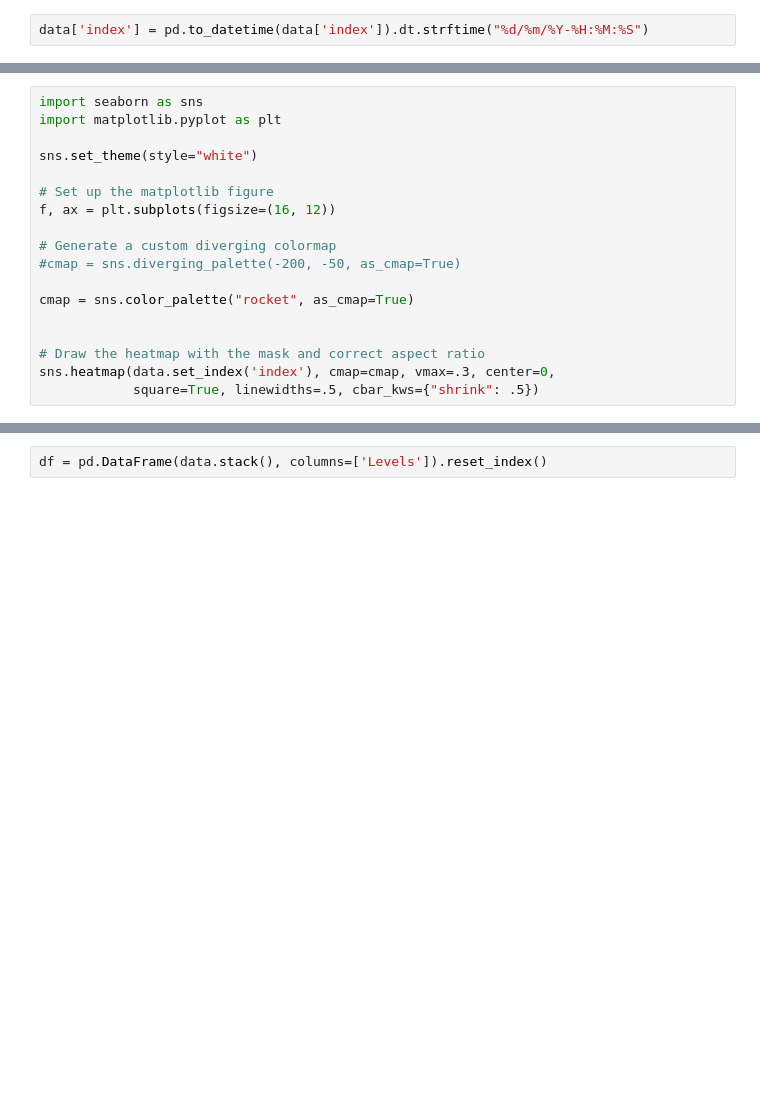
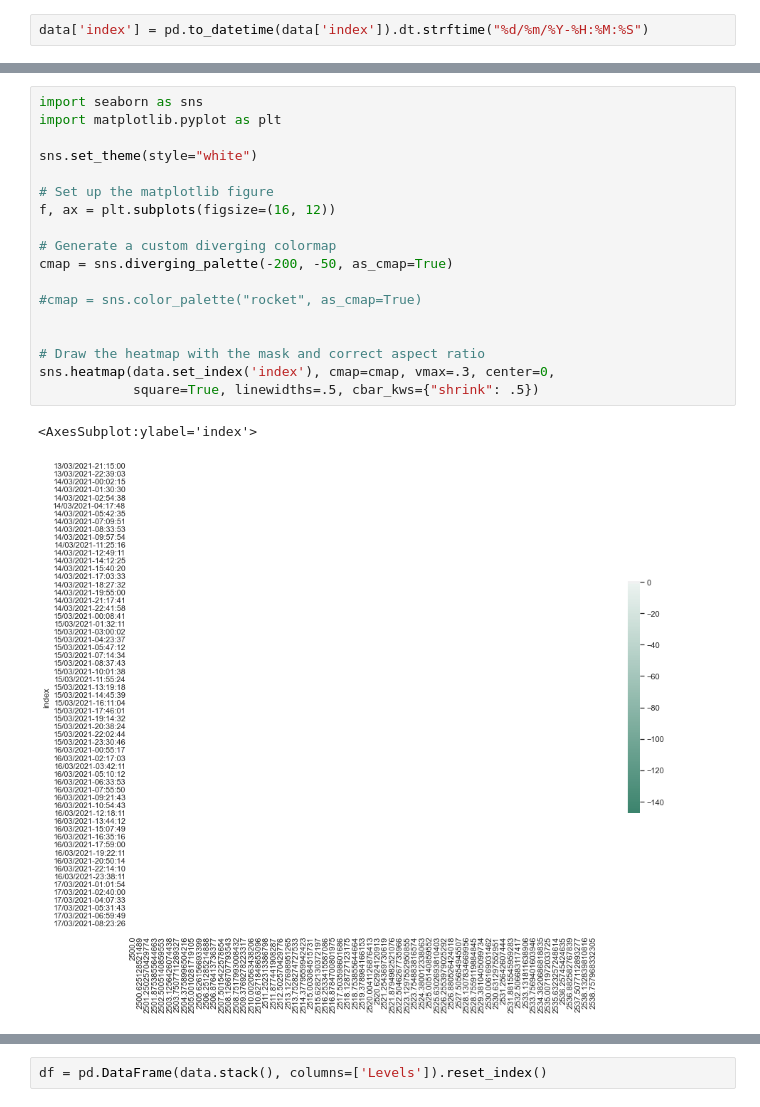
Before and after one commit to ronaldokun/rfpye, a Jupyter notebook: nbs/_plot.ipynb, the cells around one changed output, grey strips where cells are left out. Saved outputs shown, nothing was run; the diff lists cells and outputs as text; blank space fills up the shorter version.

```diff
--- a/nbs/_plot.ipynb
+++ b/nbs/_plot.ipynb
@@ -25,21 +24,24 @@ data['index'] = pd.to_datetime(data['index']).dt.strftime("%d/%m/%Y-%H:%M:%S")
 # %%
 import seaborn as sns
 import matplotlib.pyplot as plt
 
 sns.set_theme(style="white")
 
 # Set up the matplotlib figure
 f, ax = plt.subplots(figsize=(16, 12))
 
 # Generate a custom diverging colormap
-#cmap = sns.diverging_palette(-200, -50, as_cmap=True)
+cmap = sns.diverging_palette(-200, -50, as_cmap=True)
 
-cmap = sns.color_palette("rocket", as_cmap=True)
+#cmap = sns.color_palette("rocket", as_cmap=True)
 
 
 # Draw the heatmap with the mask and correct aspect ratio
 sns.heatmap(data.set_index('index'), cmap=cmap, vmax=.3, center=0,
             square=True, linewidths=.5, cbar_kws={"shrink": .5})
+# %% [output]
+<AxesSubplot:ylabel='index'>
+[figure, added]
 # %%
 data = data.set_index('index')
 data.columns.name = "Frequencies"
```
Also changed, not shown: parts of 10 cells of this notebook, 21 other files.
